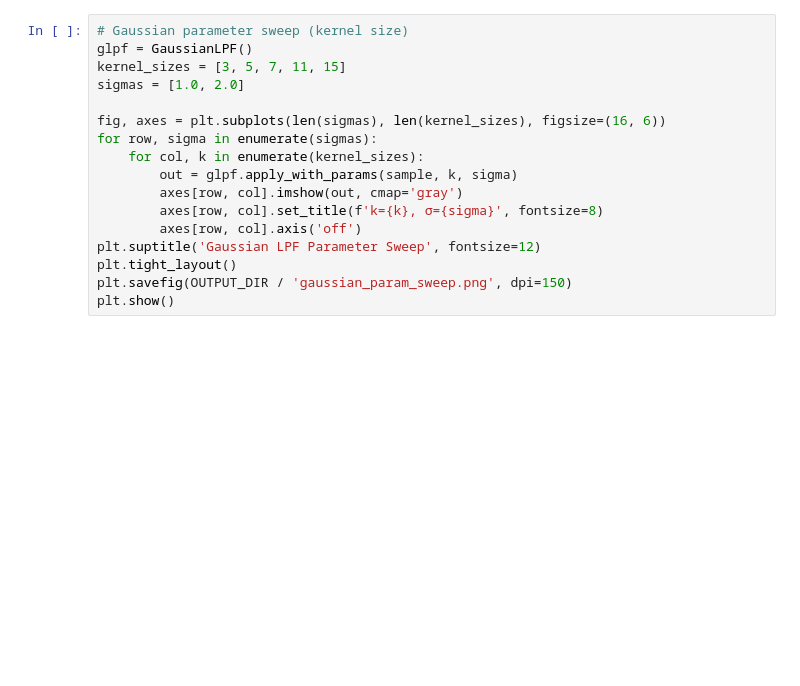
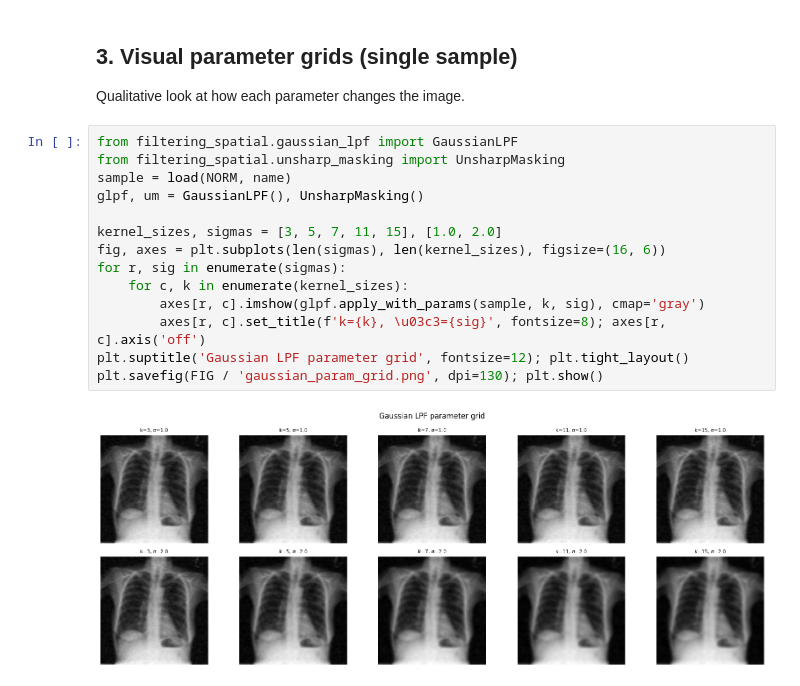
Before and after one commit to rvouya/fp-pcd, a Jupyter notebook: filtering_spatial/spatial_experiments.ipynb, the cells around one changed output. Drawn from its saved outputs; the diff is of its cells as text; blank space fills up the shorter version.

```diff
--- a/filtering_spatial/spatial_experiments.ipynb
+++ b/filtering_spatial/spatial_experiments.ipynb
@@ -44,18 +97,20 @@ plt.show()
+# %% [markdown]
+## 3. Visual parameter grids (single sample)
+Qualitative look at how each parameter changes the image.
 # %%
-# Gaussian parameter sweep (kernel size)
-glpf = GaussianLPF()
-kernel_sizes = [3, 5, 7, 11, 15]
-sigmas = [1.0, 2.0]
+from filtering_spatial.gaussian_lpf import GaussianLPF
+from filtering_spatial.unsharp_masking import UnsharpMasking
+sample = load(NORM, name)
+glpf, um = GaussianLPF(), UnsharpMasking()
 
+kernel_sizes, sigmas = [3, 5, 7, 11, 15], [1.0, 2.0]
 fig, axes = plt.subplots(len(sigmas), len(kernel_sizes), figsize=(16, 6))
-for row, sigma in enumerate(sigmas):
-    for col, k in enumerate(kernel_sizes):
-        out = glpf.apply_with_params(sample, k, sigma)
-        axes[row, col].imshow(out, cmap='gray')
-        axes[row, col].set_title(f'k={k}, σ={sigma}', fontsize=8)
-        axes[row, col].axis('off')
-plt.suptitle('Gaussian LPF Parameter Sweep', fontsize=12)
-plt.tight_layout()
-plt.savefig(OUTPUT_DIR / 'gaussian_param_sweep.png', dpi=150)
-plt.show()
+for r, sig in enumerate(sigmas):
+    for c, k in enumerate(kernel_sizes):
+        axes[r, c].imshow(glpf.apply_with_params(sample, k, sig), cmap='gray')
+        axes[r, c].set_title(f'k={k}, \u03c3={sig}', fontsize=8); axes[r, c].axis('off')
+plt.suptitle('Gaussian LPF parameter grid', fontsize=12); plt.tight_layout()
+plt.savefig(FIG / 'gaussian_param_grid.png', dpi=130); plt.show()
+# %% [output]
+[figure, added]
 # %%
```
Also changed, not shown: parts of 18 cells of this notebook, 3 other files.
